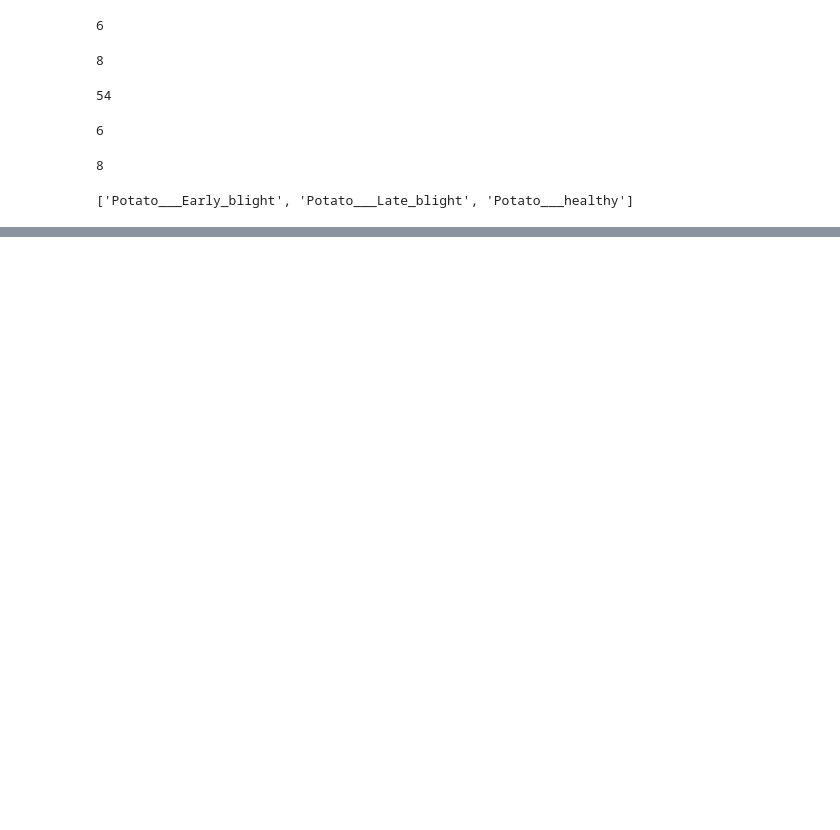
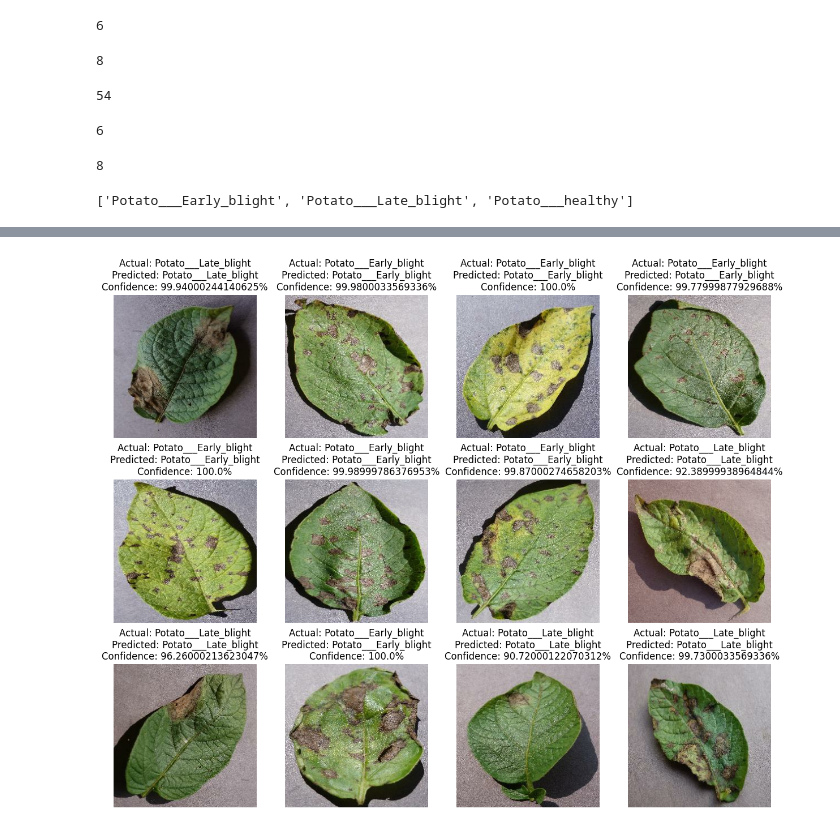
Before and after one commit to PRITHVI7RAJ/Potato_Plant_Disease_Classification, a Jupyter notebook: training/training.ipynb, the cells around one changed output, grey strips where cells are left out. Cells and saved outputs as stored; diff of their text form; code cells hidden in the pictures; blank space fills up the shorter version.

```diff
--- a/training/training.ipynb
+++ b/training/training.ipynb
@@ -167,0 +268,24 @@ Model: "sequential_5"
+# %%
+def predict(model, img):
+    img_array = tf.keras.preprocessing.image.img_to_array(img)
+    img_array = tf.expand_dims(img_array, 0)  # make batch of 1
+
+    predictions = model.predict(img_array, verbose=0)
+    predicted_index = tf.argmax(predictions[0]).numpy()
+    predicted_class = class_names[predicted_index]
+    confidence = round(100 * tf.reduce_max(predictions[0]).numpy(), 2)
+
+    return predicted_class, confidence
+# %%
+plt.figure(figsize=(15,12))
+for images, labels in test_ds.take(1):
+    for i in range(12):
+        ax = plt.subplot(3,4,i+1)
+        plt.imshow(images[i].numpy().astype("uint8"))
+
+        predicted_class, confidence = predict(model, images[i].numpy())
+        actual_class = class_names[labels[i]]
+        plt.title(f"Actual: {actual_class}\nPredicted: {predicted_class}\nConfidence: {confidence}%")
+        plt.axis("off")
+# %% [output]
+[figure, added]
```
Also changed, not shown: parts of 15 cells of this notebook, 1 other file.
